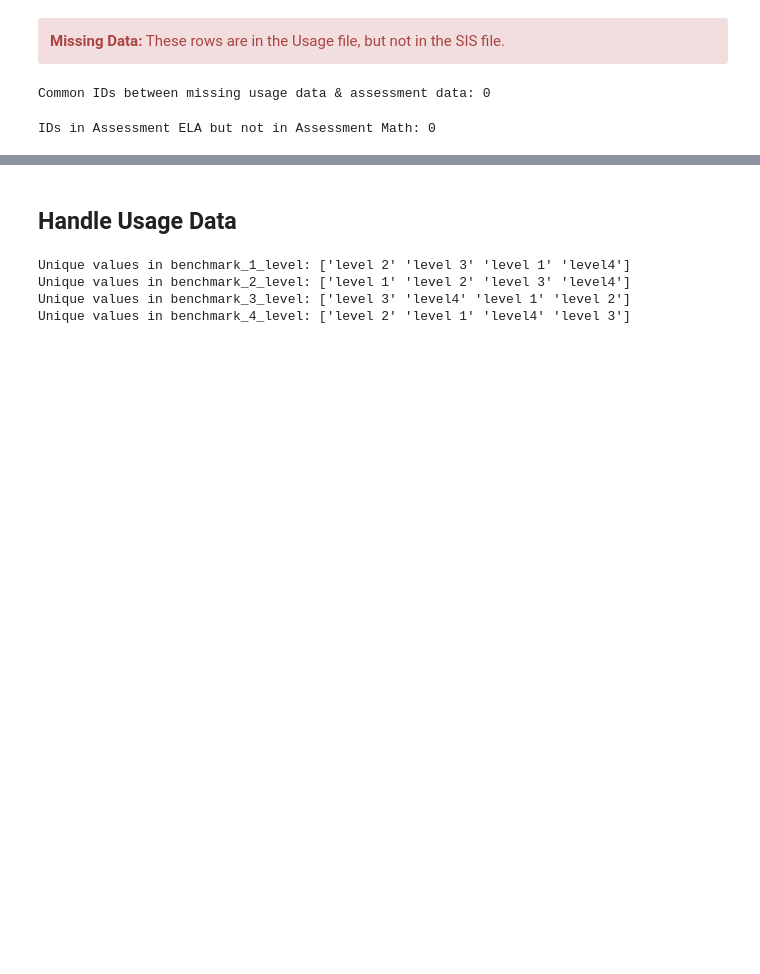
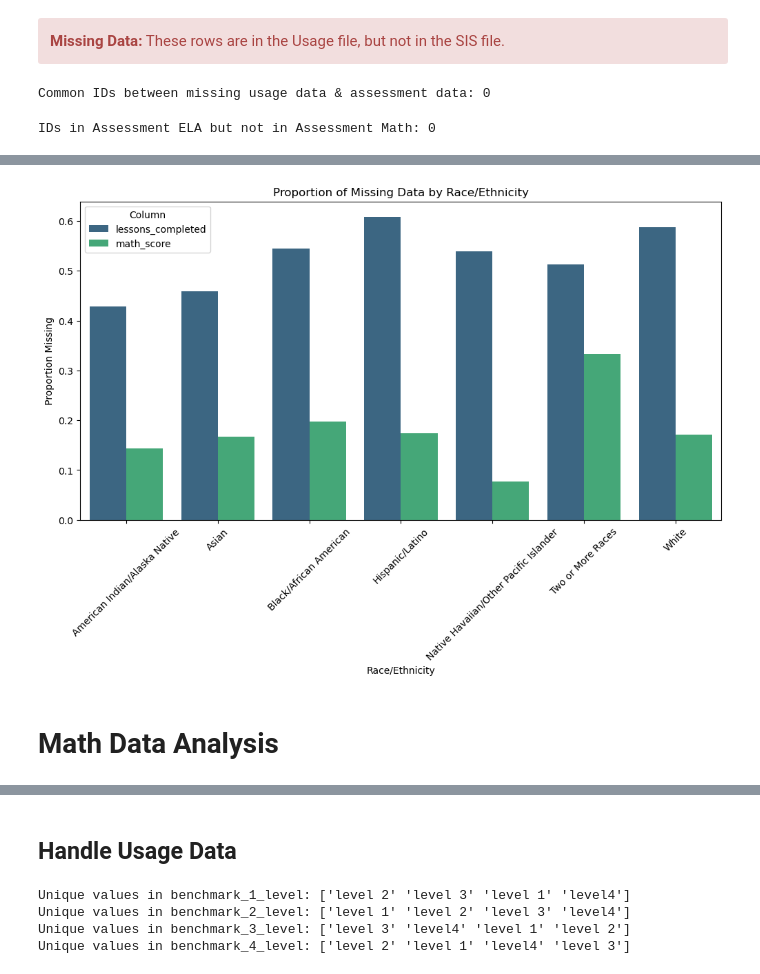
Before and after one commit to bo-boka/student-data-cleaning-project, a Jupyter notebook: Student-Data-Analysis.ipynb, the cells around one changed output, grey strips where cells are left out. Drawn from its saved outputs; the diff is of its cells as text; code cells hidden in the pictures; blank space fills up the shorter version.

```diff
--- a/Student-Data-Analysis.ipynb
+++ b/Student-Data-Analysis.ipynb
@@ -452,0 +678,28 @@ IDs in Assessment ELA but not in Assessment Math: 0
+# %%
+# Calculate proportions for missing values
+proportions = (
+    final_csv.groupby('race_ethnicity')[missingness_columns]
+    .apply(lambda x: x.isnull().mean())
+    .reset_index()
+    .melt(id_vars='race_ethnicity', var_name='Column', value_name='Proportion Missing')
+)
+
+# Plot the proportions
+plt.figure(figsize=(12, 6))
+sb.barplot(
+    x='race_ethnicity',
+    y='Proportion Missing',
+    hue='Column',
+    data=proportions,
+    palette="viridis"
+)
+plt.title("Proportion of Missing Data by Race/Ethnicity")
+plt.xlabel("Race/Ethnicity")
+plt.ylabel("Proportion Missing")
+plt.xticks(rotation=45)
+plt.legend(title="Column")
+plt.show()
+# %% [output]
+[figure, added]
+# %% [markdown]
+# Math Data Analysis
```
Also changed, not shown: parts of 59 cells of this notebook, 1 other file.
